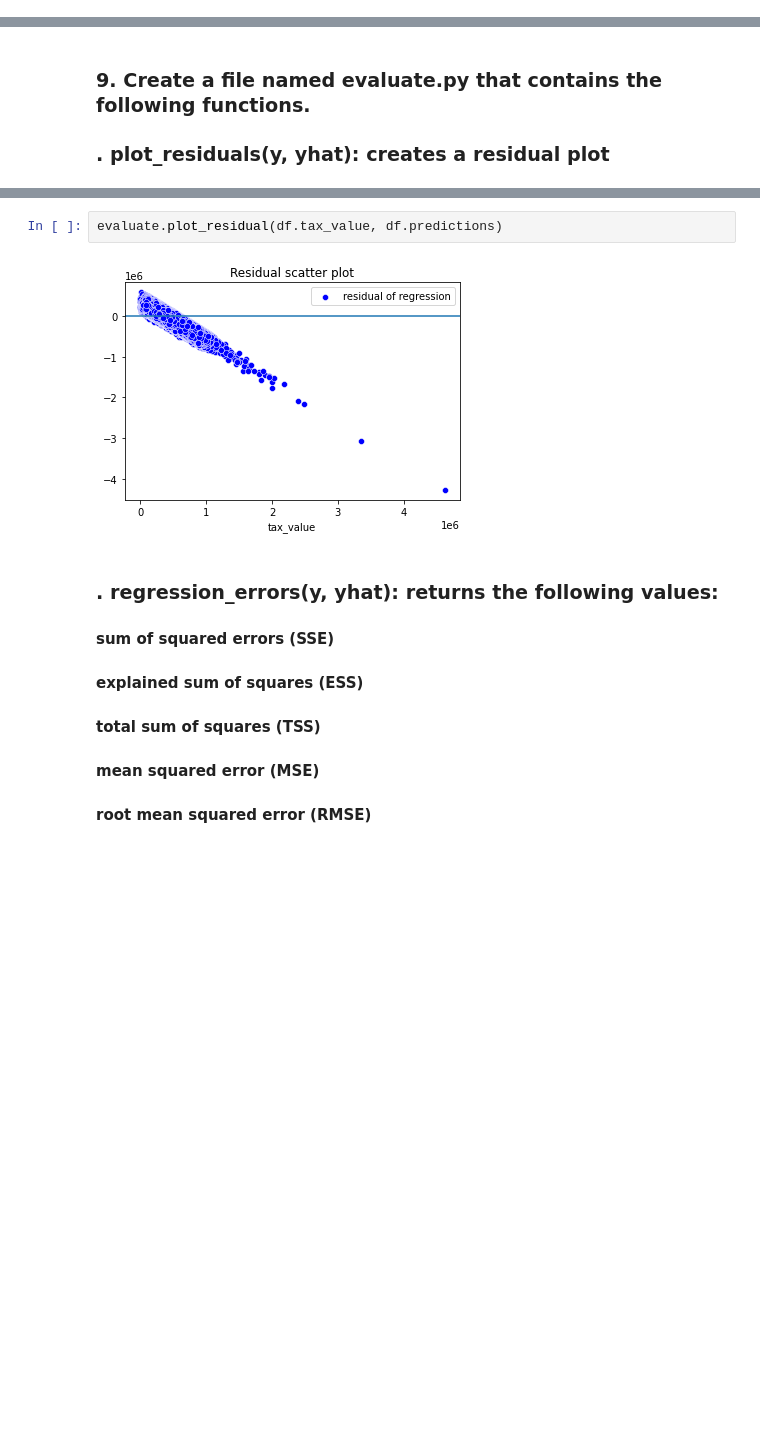
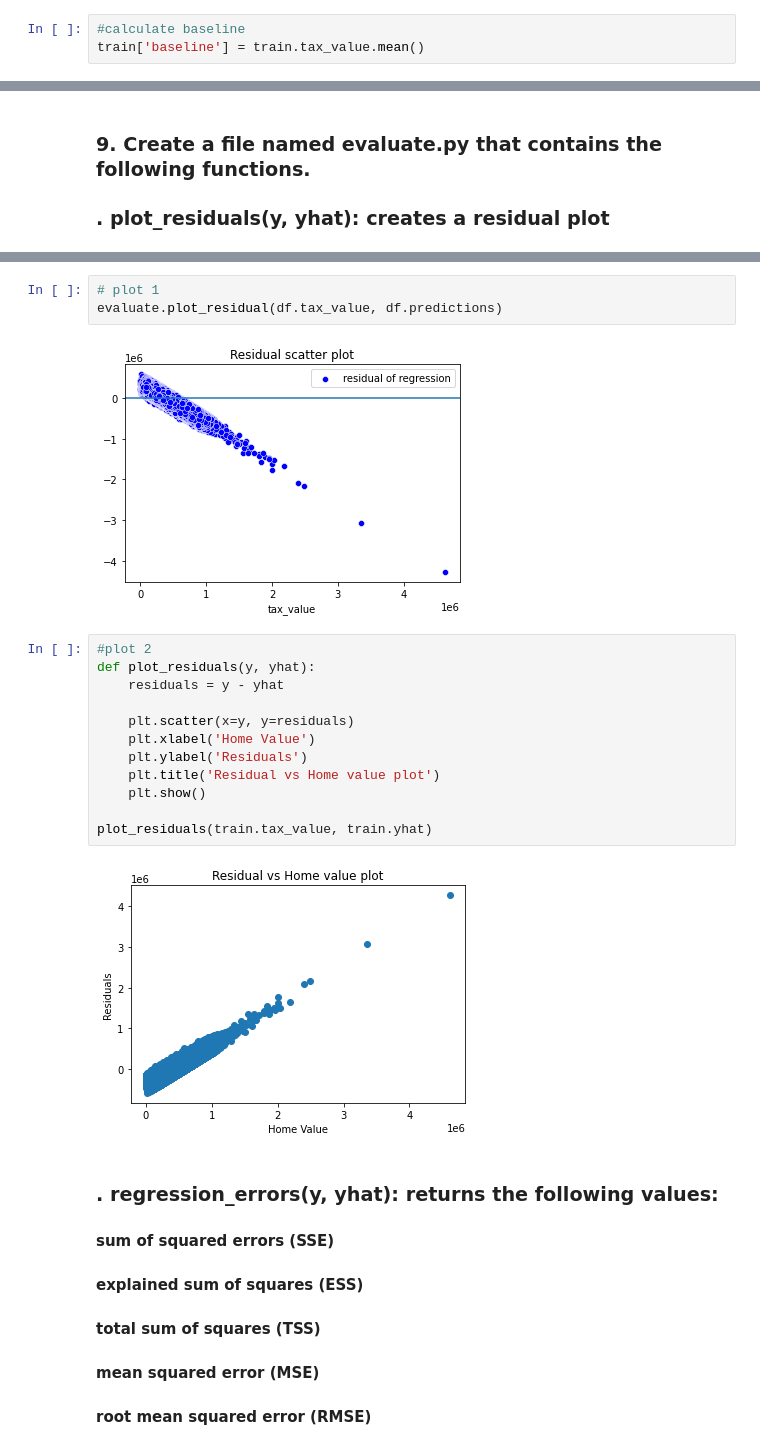
Before and after one commit to patrickamwayi/regression-exercises, a Jupyter notebook: evaluate.ipynb, the cells around one changed output, grey strips where cells are left out. Saved outputs shown, nothing was run; the diff lists cells and outputs as text; blank space fills up the shorter version.

```diff
--- a/evaluate.ipynb
+++ b/evaluate.ipynb
@@ -202,3 +230,6 @@ print("RMSE", RMSE)
 RMSE 185732.59512752213
 # %% [markdown]
 ### 5. Calculate the sum of squared errors, mean squared error, and root mean squared error for the baseline model (i.e. a model that always predicts the average taxvaluedollarcnt amount).
+# %%
+#calculate baseline
+train['baseline'] = train.tax_value.mean()
@@ -281,7 +333,22 @@ r2_score(df.tax_value, df.baseline)
 # %%
+# plot 1
 evaluate.plot_residual(df.tax_value, df.predictions)
 # %% [output]
 [figure]
+# %%
+#plot 2
+def plot_residuals(y, yhat):
+    residuals = y - yhat
+
+    plt.scatter(x=y, y=residuals)
+    plt.xlabel('Home Value')
+    plt.ylabel('Residuals')
+    plt.title('Residual vs Home value plot')
+    plt.show()
+
+plot_residuals(train.tax_value, train.yhat)
+# %% [output]
+[figure, added]
 # %% [markdown]
 ### . regression_errors(y, yhat): returns the following values:
 #### sum of squared errors (SSE)
```
Also changed, not shown: parts of 22 cells of this notebook.
